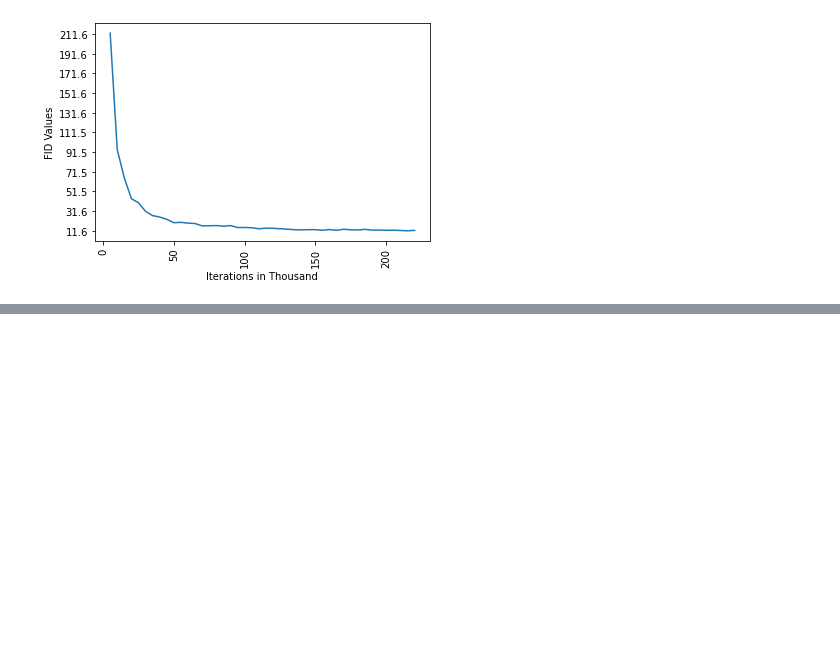
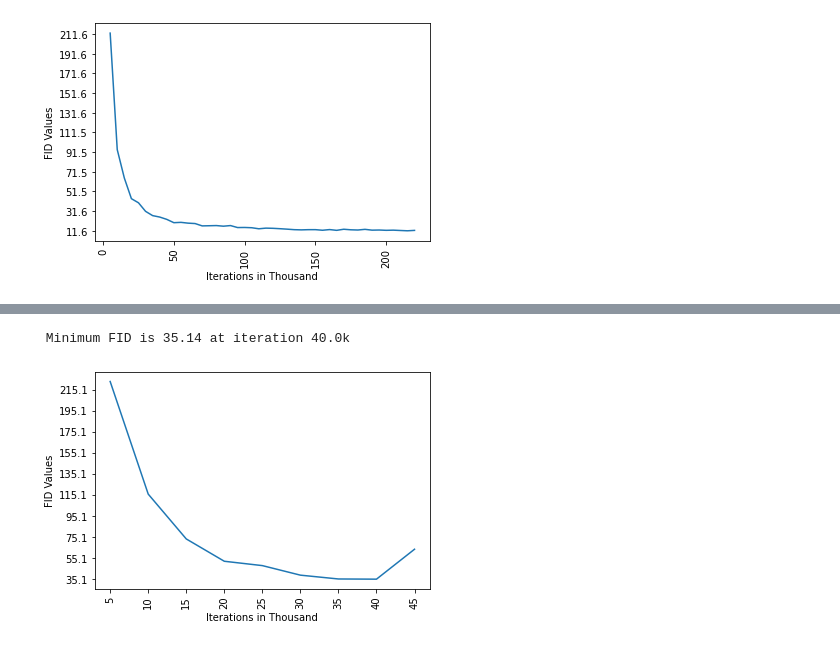
Before and after one commit to joex3999/SemanticStyleGAN, a Jupyter notebook: notebooks/Plots.ipynb, the cells around one changed output, grey strips where cells are left out. Saved outputs shown, nothing was run; the diff lists cells and outputs as text; code cells hidden in the pictures; blank space fills up the shorter version.

```diff
--- a/notebooks/Plots.ipynb
+++ b/notebooks/Plots.ipynb
@@ -136,0 +146,7 @@ plot_fids(location,save=True)
+# %%
+#Split of latent space bigger batch size// 3 GPUS Batch size 4 -> 12
+location = "../fids/fids_v5.1.json"
+plot_fids(location,save=True)
+# %% [output]
+ Minimum FID is 35.14 at iteration 40.0k
+[figure, added]
```
Also changed, not shown: parts of 5 cells of this notebook, 21 other files.
